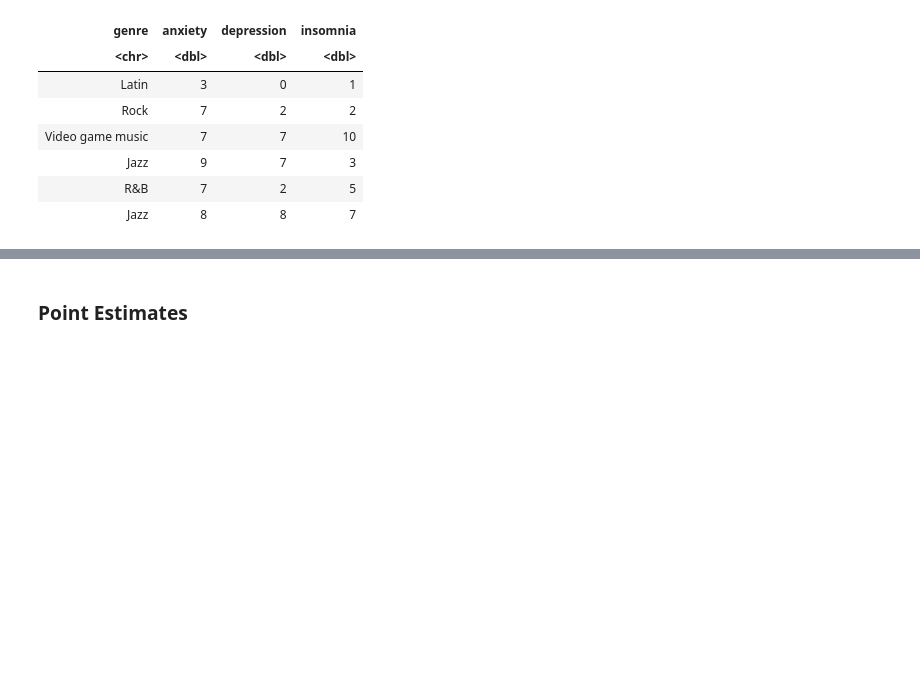
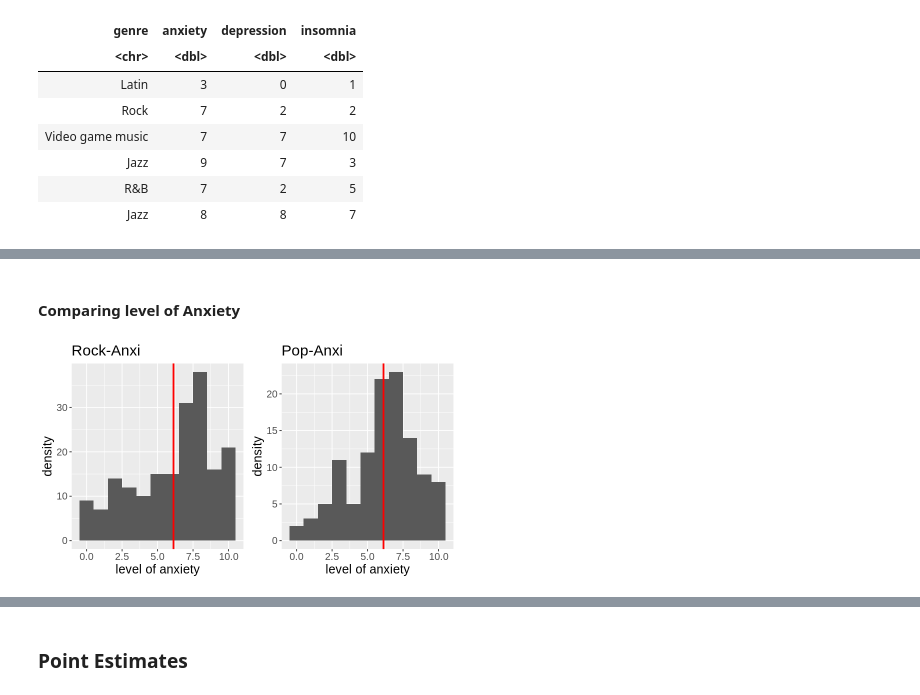
Before and after one commit to SaiUbc/STAT-201-Group-Project-Team-3, a Jupyter notebook: Group 3_Proposal.ipynb, the cells around one changed output, grey strips where cells are left out. Saved outputs shown, nothing was run; the diff lists cells and outputs as text; code cells hidden in the pictures; blank space fills up the shorter version.

```diff
--- a/Group 3_Proposal.ipynb
+++ b/Group 3_Proposal.ipynb
@@ -323,0 +305,10 @@ pop_inso_sample
+# %% [markdown]
+#### Comparing level of Anxiety
+# %%
+# Compare the influence of two different genre of music on Anxiety
+options(repr.plot.width = 7, repr.plot.height = 4)
+plot_grid(rock_anxi_sample,
+          pop_anxi_sample,
+          ncol=2)
+# %% [output]
+[figure, added]
```
Also changed, not shown: parts of 20 cells of this notebook.
